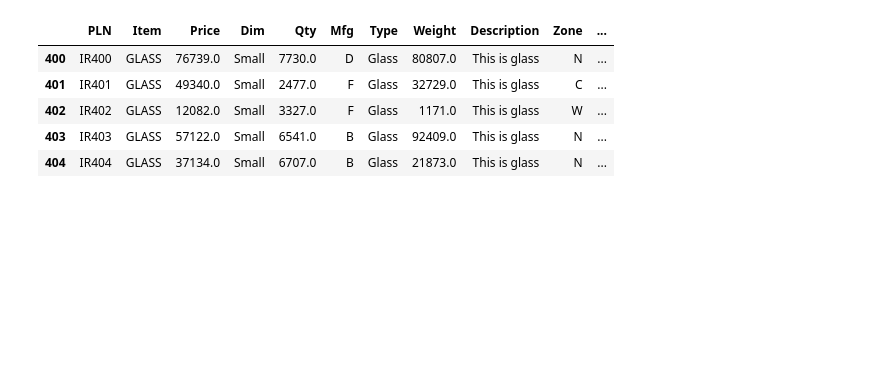
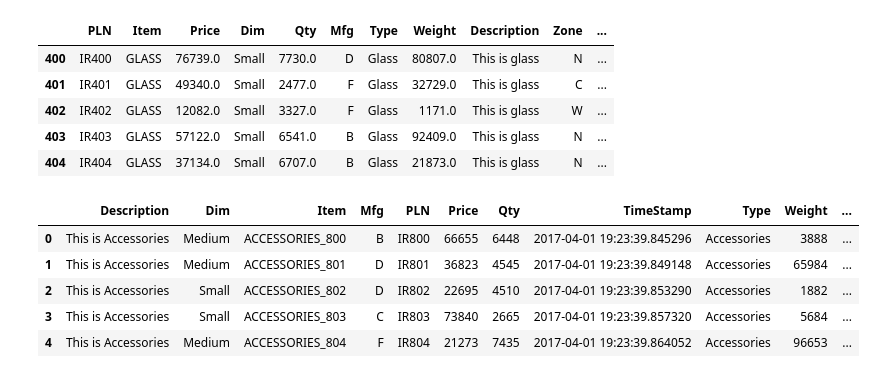
Before and after one commit to a9raag/sih_dedup, a Jupyter notebook: LSH.ipynb, the cells around one changed output. Cells and saved outputs as stored; diff of their text form; code cells hidden in the pictures; blank space fills up the shorter version.

```diff
--- a/LSH.ipynb
+++ b/LSH.ipynb
@@ -268,3 +403,13 @@ acc.TimeStamp= acc.TimeStamp.apply(lambda x:str(x))
 acc_matrix = acc.as_matrix()
 acc_list = [dict(list(zip(fields,item))) for item in acc_matrix]
 dump_to_json("acc.json",acc_list)
+# %%
+#Json read test
+pd.read_json("acc.json").head()
+# %% [output]
+|  | Description | Dim | Item | Mfg | PLN | Price | Qty | TimeStamp | Type | Weight | ... |
+| 0 | This is Accessories | Medium | ACCESSORIES_800 | B | IR800 | 66655 | 6448 | 2017-04-01 19:23:39.845296 | Accessories | 3888 | ... |
+| 1 | This is Accessories | Medium | ACCESSORIES_801 | D | IR801 | 36823 | 4545 | 2017-04-01 19:23:39.849148 | Accessories | 65984 | ... |
+| 2 | This is Accessories | Small | ACCESSORIES_802 | D | IR802 | 22695 | 4510 | 2017-04-01 19:23:39.853290 | Accessories | 1882 | ... |
+| 3 | This is Accessories | Small | ACCESSORIES_803 | C | IR803 | 73840 | 2665 | 2017-04-01 19:23:39.857320 | Accessories | 5684 | ... |
+| 4 | This is Accessories | Medium | ACCESSORIES_804 | F | IR804 | 21273 | 7435 | 2017-04-01 19:23:39.864052 | Accessories | 96653 | ... |
```
Also changed, not shown: parts of 21 cells of this notebook.
